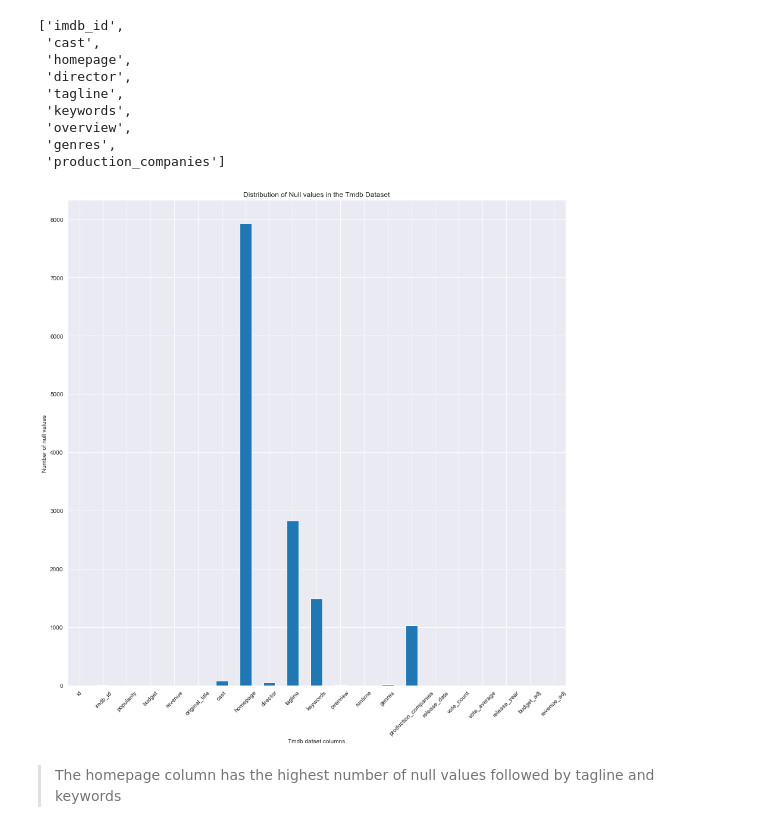
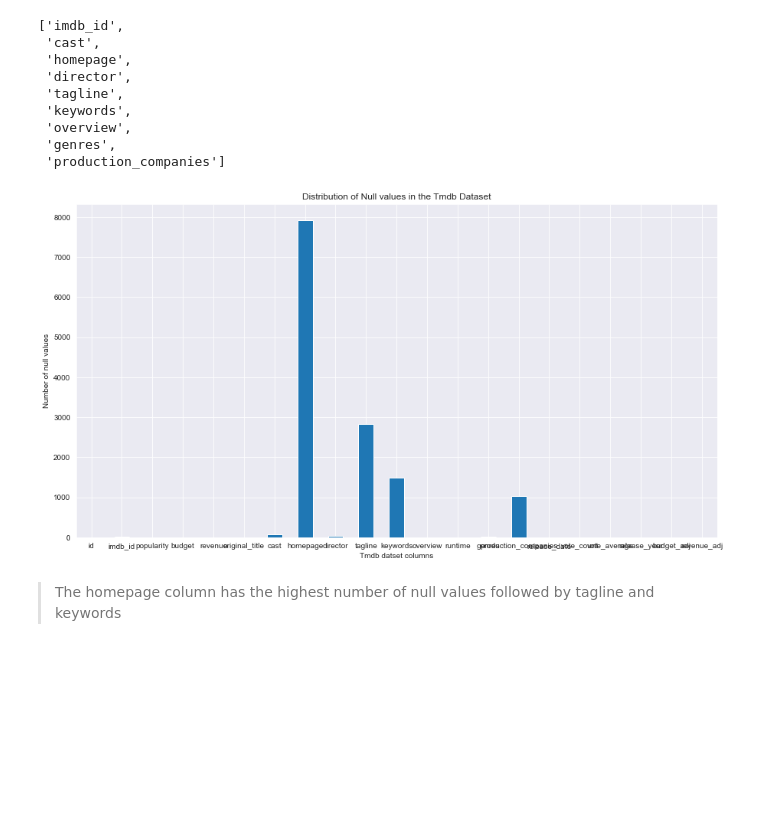
Before and after one commit to el-coolbreeze/DA-Investigating-a-dataset, a Jupyter notebook: investigate-Tmdb- dataset.ipynb, the cells around one changed output. Drawn from its saved outputs; the diff is of its cells as text; code cells hidden in the pictures; blank space fills up the shorter version.

```diff
--- a/investigate-Tmdb- dataset.ipynb
+++ b/investigate-Tmdb- dataset.ipynb
@@ -158,14 +158,13 @@ list(imdb_df.columns[imdb_df.isna().any()])
 # %%
 #Visualizing the distribution of null values in each column
 
-imdb_df.isna().sum().plot(kind='bar', figsize=(15,15))
+imdb_df.isna().sum().plot(kind='bar', figsize=(15,8), rot=0)
 plt.title("Distribution of Null values in the Tmdb Dataset")
-plt.xticks(rotation=45)
 plt.xlabel("Tmdb datset columns")
 plt.ylabel("Number of null values")
 plt.show()
 # %% [output]
-[figure, old version]
+[figure, new version]
 # %% [markdown]
 > The homepage column has the highest number of null values followed by tagline and keywords
 # %%
```
Also changed, not shown: parts of 54 cells of this notebook.
